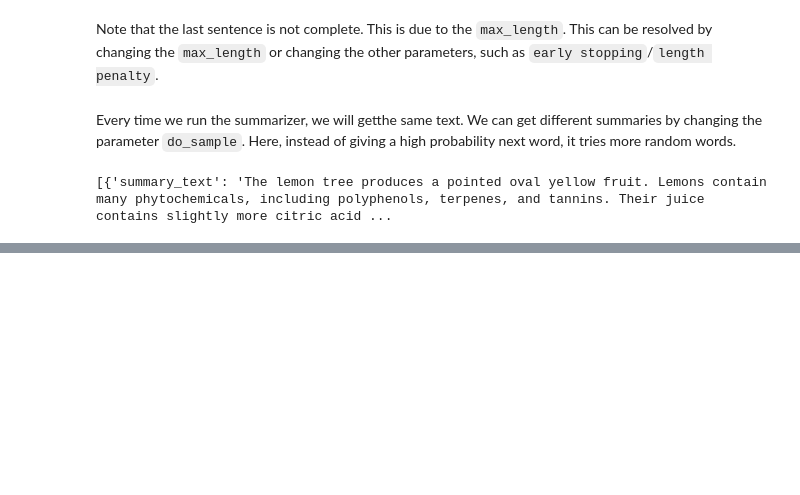
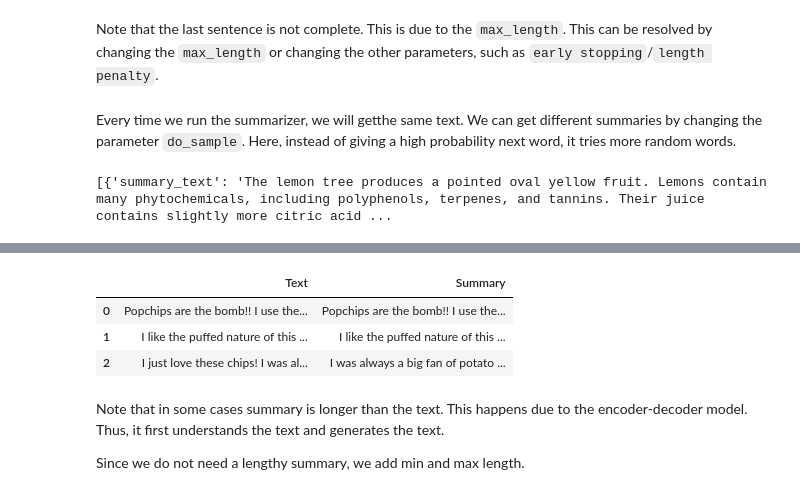
Before and after one commit to sulabola/NLP_in_Python, a Jupyter notebook: Chapter 6 - Transformers with Hugging Face.ipynb, the cells around one changed output, grey strips where cells are left out. Saved outputs shown, nothing was run; the diff lists cells and outputs as text; code cells hidden in the pictures; blank space fills up the shorter version.

```diff
--- a/Chapter 6 - Transformers with Hugging Face.ipynb
+++ b/Chapter 6 - Transformers with Hugging Face.ipynb
@@ -1250,0 +1260,4 @@ summarizer(text5, min_length = 20, max_length = 50, do_sample = True)
+# %%
+summarizer2 = pipeline('summarization',
+            model = 'facebook/bart-large-cnn',
+            device = -1)
@@ -1250,0 +1278,6 @@ summarizer(text5, min_length = 20, max_length = 50, do_sample = True)
+# %%
+### Now we can apply this to the entire column of text
+
+df['Summary'] = df['Text'].apply(lambda x: summarizer2(x)[0]['summary_text'])
+
+df.head(3)
@@ -1250,0 +1289,11 @@ summarizer(text5, min_length = 20, max_length = 50, do_sample = True)
+# %%
+df[['Text','Summary']].head(3)
+# %% [output]
+|  | Text | Summary |
+| 0 | Popchips are the bomb!! I use the... | Popchips are the bomb!! I use the... |
+| 1 | I like the puffed nature of this ... | I like the puffed nature of this ... |
+| 2 | I just love these chips! I was al... | I was always a big fan of potato ... |
+# %% [markdown]
+Note that in some cases summary is longer than the text. This happens due to the encoder-decoder model. Thus, it first understands the text and generates the text.
+
+Since we do not need a lengthy summary, we add min and max length.
```
Also changed, not shown: parts of 15 cells of this notebook.
